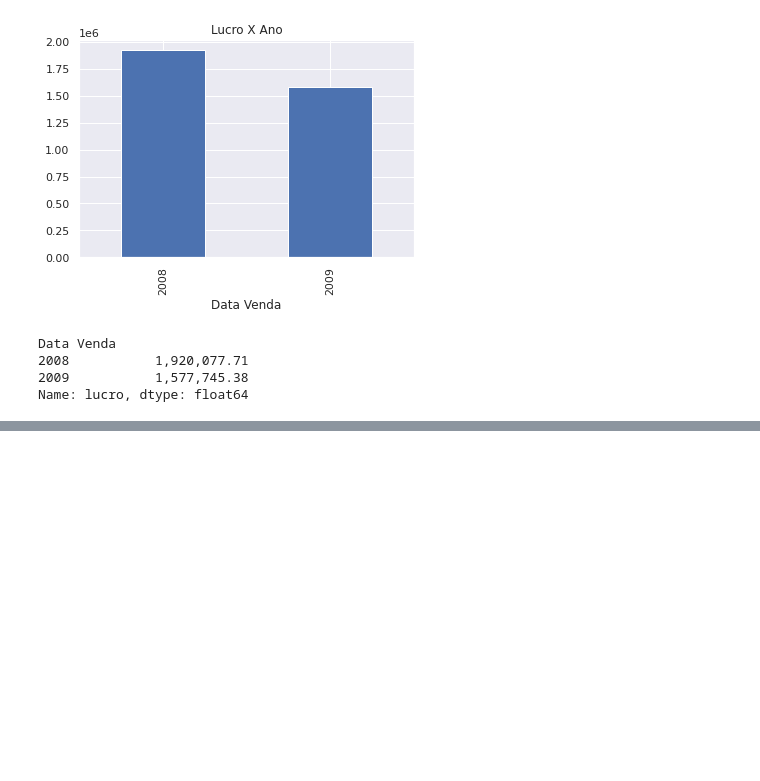
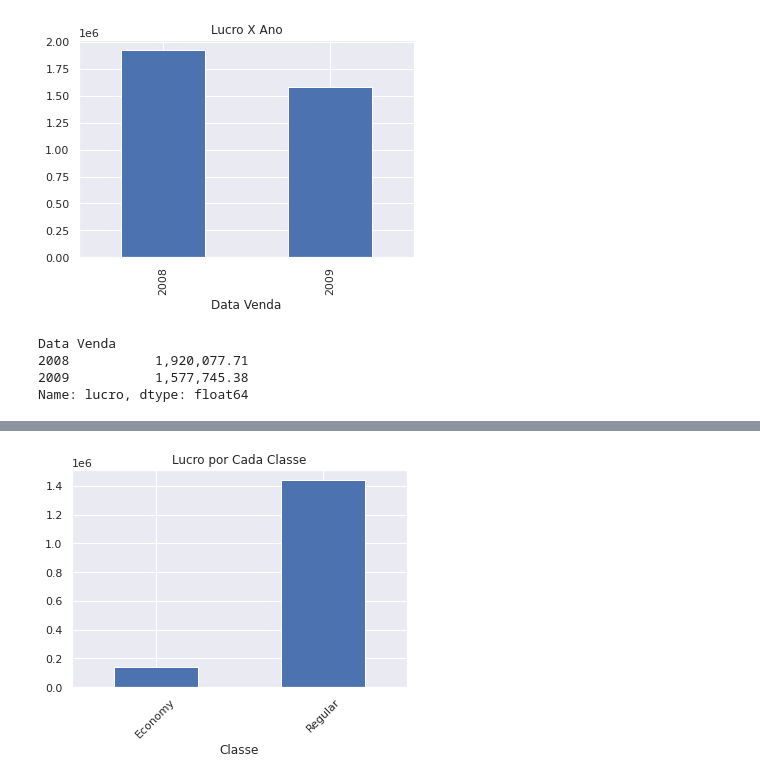
Before and after one commit to Francisco-Dougllas/Curso_DataScience_Dio.me, a Jupyter notebook: DIO.ipynb, the cells around one changed output, grey strips where cells are left out. Drawn from its saved outputs; the diff is of its cells as text; code cells hidden in the pictures; blank space fills up the shorter version.

```diff
--- a/DIO.ipynb
+++ b/DIO.ipynb
@@ -240,0 +247,7 @@ g_2009.plot(title='Lucro das Vendas Por Mes de 2009')
+# %%
+# Lucro por classe
+g_9 = vendas_2009.groupby('Classe')['lucro'].sum()
+g_9.plot.bar(title='Lucro por Cada Classe')
+plt.xticks(rotation=45);
+# %% [output]
+[figure, added]
```
Also changed, not shown: parts of 21 cells of this notebook.
